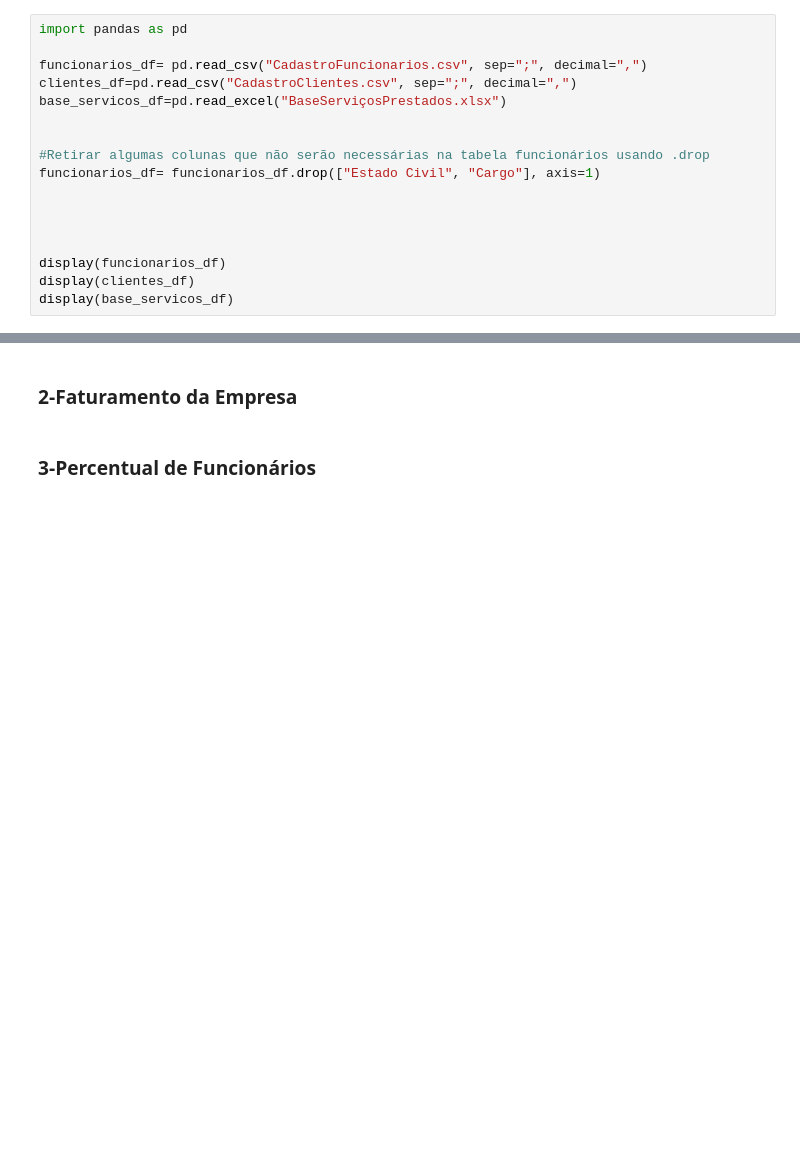
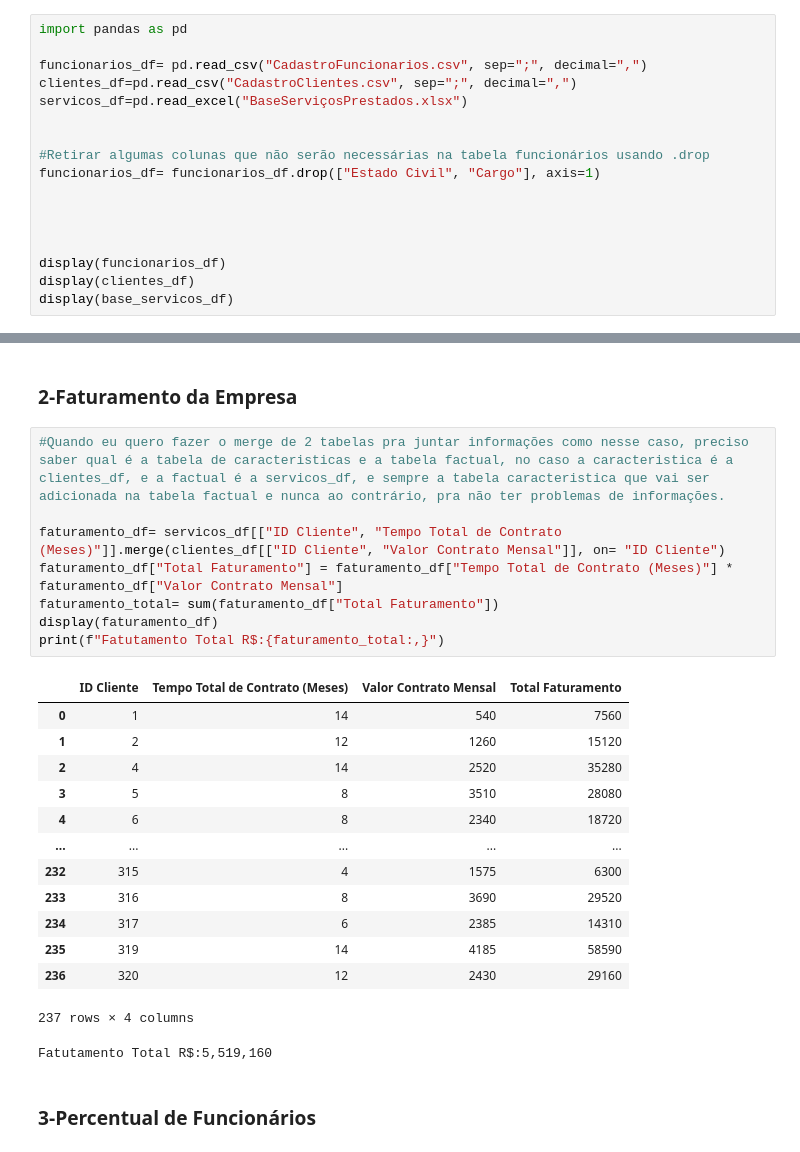
Before and after one commit to Brunolee77/Python-Studies, a Jupyter notebook: 3-Intermediario/2-Analise_de_dados_com_panda_excel/13-Exercícios_Pandas.ipynb, the cells around one changed output, grey strips where cells are left out. Drawn from its saved outputs; the diff is of its cells as text; blank space fills up the shorter version.

```diff
--- a/3-Intermediario/2-Analise_de_dados_com_panda_excel/13-Exercícios_Pandas.ipynb
+++ b/3-Intermediario/2-Analise_de_dados_com_panda_excel/13-Exercícios_Pandas.ipynb
@@ -59,7 +59,7 @@ import pandas as pd
 
 funcionarios_df= pd.read_csv("CadastroFuncionarios.csv", sep=";", decimal=",")
 clientes_df=pd.read_csv("CadastroClientes.csv", sep=";", decimal=",")
-base_servicos_df=pd.read_excel("BaseServiçosPrestados.xlsx")
+servicos_df=pd.read_excel("BaseServiçosPrestados.xlsx")
 
 
 #Retirar algumas colunas que não serão necessárias na tabela funcionários usando .drop
@@ -134,4 +137,27 @@ display(funcionarios_df)
 # %% [markdown]
 ### 2-Faturamento da Empresa
+# %%
+#Quando eu quero fazer o merge de 2 tabelas pra juntar informações como nesse caso, preciso saber qual é a tabela de caracteristicas e a tabela factual, no caso a caracteristica é a clientes_df, e a factual é a servicos_df, e sempre a tabela caracteristica que vai ser adicionada na tabela factual e nunca ao contrário, pra não ter problemas de informações.
+
+faturamento_df= servicos_df[["ID Cliente", "Tempo Total de Contrato (Meses)"]].merge(clientes_df[["ID Cliente", "Valor Contrato Mensal"]], on= "ID Cliente")
+faturamento_df["Total Faturamento"] = faturamento_df["Tempo Total de Contrato (Meses)"] * faturamento_df["Valor Contrato Mensal"]
+faturamento_total= sum(faturamento_df["Total Faturamento"])
+display(faturamento_df)
+print(f"Fatutamento Total R$:{faturamento_total:,}")
+# %% [output]
+|  | ID Cliente | Tempo Total de Contrato (Meses) | Valor Contrato Mensal | Total Faturamento |
+| 0 | 1 | 14 | 540 | 7560 |
+| 1 | 2 | 12 | 1260 | 15120 |
+| 2 | 4 | 14 | 2520 | 35280 |
+| 3 | 5 | 8 | 3510 | 28080 |
+| 4 | 6 | 8 | 2340 | 18720 |
+| ... | ... | ... | ... | ... |
+| 232 | 315 | 4 | 1575 | 6300 |
+| 233 | 316 | 8 | 3690 | 29520 |
+| 234 | 317 | 6 | 2385 | 14310 |
+| 235 | 319 | 14 | 4185 | 58590 |
+| 236 | 320 | 12 | 2430 | 29160 |
+237 rows × 4 columns
+Fatutamento Total R$:5,519,160
 # %% [markdown]
 ### 3-Percentual de Funcionários
```
Also changed, not shown: parts of 5 cells of this notebook, 2 other files.
